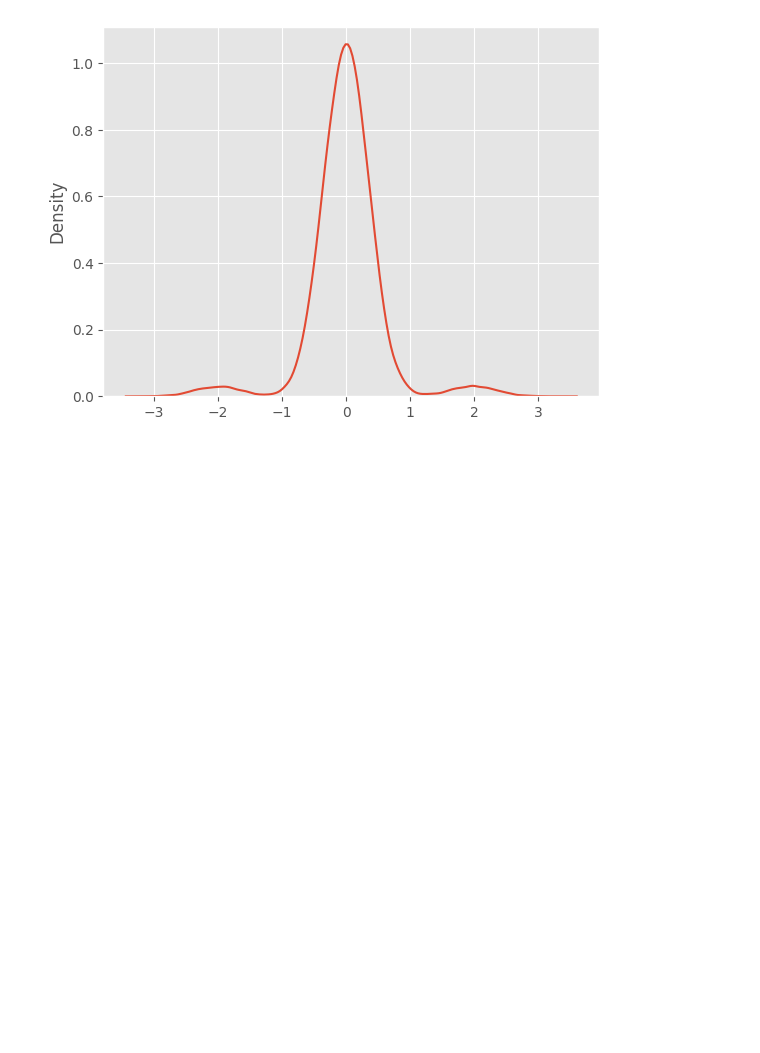
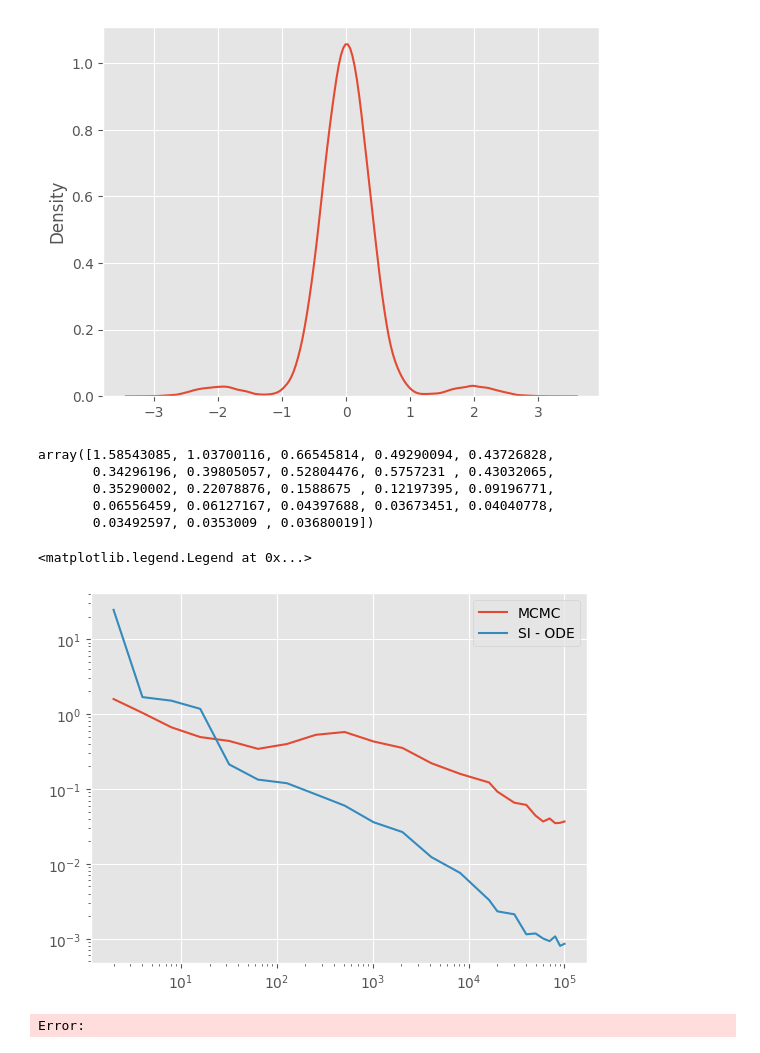
Before and after one commit to abjohnson117/TransportVsMcmcExperiments, a Jupyter notebook: 8gaussians/8gaussians_test.ipynb, the cells around one changed output. Saved outputs shown, nothing was run; the diff lists cells and outputs as text; code cells hidden in the pictures; blank space fills up the shorter version.

```diff
--- a/8gaussians/8gaussians_test.ipynb
+++ b/8gaussians/8gaussians_test.ipynb
@@ -185,3 +206,11 @@ kdeplot(samps)
 # %% [output]
 <Axes: ylabel='Density'>
 [figure]
+# %%
+np.load("mcmc_results_0/avg_wd_mcmc.npy")
+# %% [output]
+array([1.58543085, 1.03700116, 0.66545814, 0.49290094, 0.43726828,
+       0.34296196, 0.39805057, 0.52804476, 0.5757231 , 0.43032065,
+       0.35290002, 0.22078876, 0.1588675 , 0.12197395, 0.09196771,
+       0.06556459, 0.06127167, 0.04397688, 0.03673451, 0.04040778,
+       0.03492597, 0.0353009 , 0.03680019])
@@ -187,0 +222,20 @@ kdeplot(samps)
+# %%
+import pandas as pd
+si_mean3 = pd.read_csv("/home/verano13/TransportVsMcmcExperiments_fix/8gaussians/ode_3.csv")
+si_mean3 = si_mean3.iloc[:, 1].to_numpy()
+
+si_mean0 = pd.read_csv("/home/verano13/TransportVsMcmcExperiments_fix/8gaussians/ode_0.csv")
+si_mean0 = si_mean0.iloc[:, 1].to_numpy()
+
+si_mean2 = pd.read_csv("/home/verano13/TransportVsMcmcExperiments_fix/8gaussians/ode_2.csv")
+si_mean2 = si_mean2.iloc[:, 1].to_numpy()
+# %%
+plt.plot(np.load("sample_no_list.npy"), np.load("mcmc_results_0/avg_wd_mcmc.npy"), label="MCMC")
+plt.plot(np.load("sample_no_list.npy"), si_mean3, label="SI - ODE")
+plt.xscale("log")
+plt.yscale("log")
+plt.legend()
+# %% [output]
+<matplotlib.legend.Legend at 0x...>
+[figure, added]
+Error:
```
Also changed, not shown: parts of 11 cells of this notebook, 27 other files.
